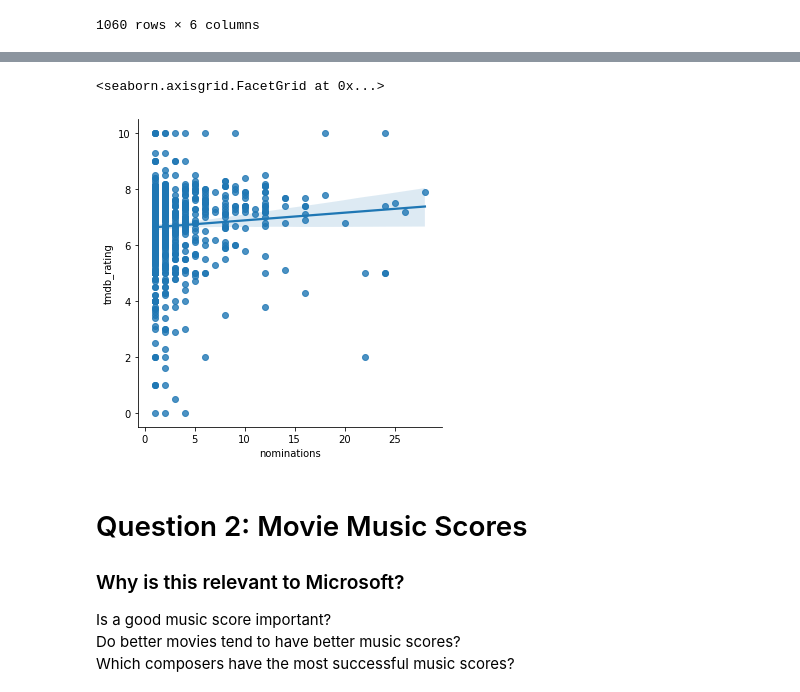
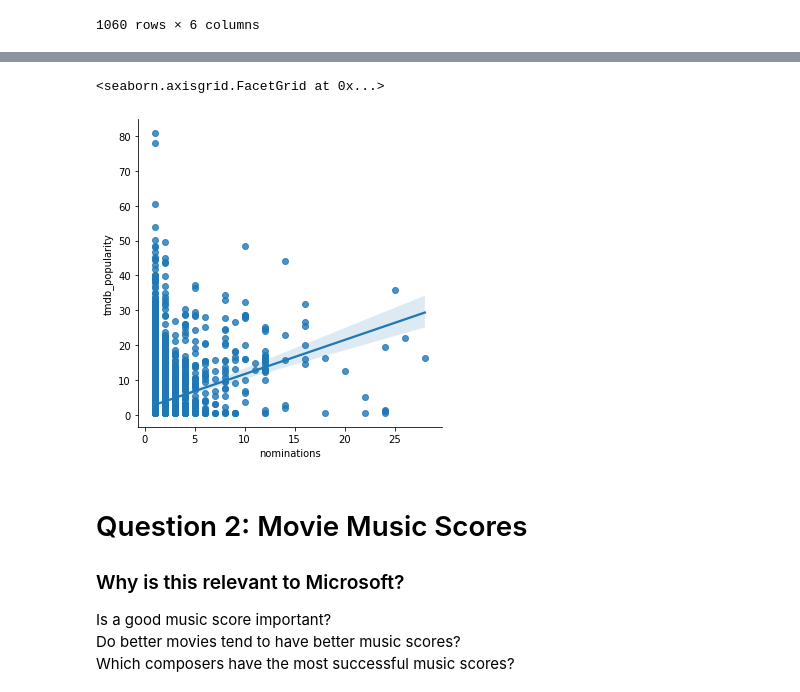
Before and after one commit to khyateed/Movie-Data-Analysis, a Jupyter notebook: student.ipynb, the cells around one changed output, grey strips where cells are left out. Cells and saved outputs as stored; diff of their text form; code cells hidden in the pictures.

```diff
--- a/student.ipynb
+++ b/student.ipynb
@@ -246,6 +268,7 @@ Does higher gross revenue = more awards?<br>
 # %%
 # Rename columns to specify TMDB, and subset data to only get columns of interest
-tmdb = tmdb_movies.rename(columns ={'popularity':'tmdb_popularity', 'vote_average': 'tmdb_rating', 'vote_count': 'tmdb_votes'})
+tmdb = tmdb_raw.merge(movie_gross[['title', 'domestic_gross', 'foreign_gross']], on='title', how='left')
+tmdb.rename(columns ={'popularity':'tmdb_popularity', 'vote_average': 'tmdb_rating', 'vote_count': 'tmdb_votes'}, inplace=True)
 tmdb
 # %% [output]
 |  | Unnamed: 0 | genre_ids | id | original_language | original_title | tmdb_popularity | release_date | ... |
@@ -309,0 +336,18 @@ imdb_merge
+# %%
+
+# subset the relevant data, rename columns, drop rows with no movie title
+oscars = oscars_raw.loc[:,['film','name', 'category']]
+oscars.rename(columns={'film': 'title', 'name': 'person'}, inplace=True)
+oscars.drop(oscars[oscars['title'].isnull()].index, inplace=True)
+
+
+# create column for total number of oscar nominations per movie
+counts = oscars['title'].value_counts()
+d = counts.to_dict()
+oscars['oscar_noms'] = oscars['title'].map(d)
+
+
+# join Oscars table with Genre, using 'original_title' to retain more rows
+genre_subset = genre_raw.loc[:,[ 'original_title', 'genres']]
+oscars = oscars.merge(genre_subset, how = 'left', left_on='title', right_on='original_title').drop('original_title', axis=1)
+oscars
@@ -331,3 +369,0 @@ gross
-# %%
-oscars = pd.read_csv('./zippedData/oscars.zip', encoding = "ISO-8859-1")
-oscars
@@ -350,6 +470,6 @@ oscars
 # %%
 # merge oscars df with TMDB ratings df
-oscars_tmdb = oscars.merge(tmdb, left_on='film', right_on='title')
+oscars_tmdb = oscars.merge(tmdb,how='right', left_on='film', right_on='title')
 
 # create column for total number of oscar nominations per movie
 counts = oscars_tmdb.original_title.value_counts()
@@ -377,9 +497,9 @@ oscars_tmdb
 # %%
 # data = sns.load_dataset('oscars_tmdb')
-sns.lmplot('nominations', 'tmdb_rating', data = oscars_tmdb)
+sns.lmplot('nominations', 'tmdb_popularity', data = oscars_tmdb)
 # %% [output]
 <seaborn.axisgrid.FacetGrid at 0x...>
-[figure, old version]
+[figure, new version]
 # %% [markdown]
 # Question 2: Movie Music Scores
 ### Why is this relevant to Microsoft?
```
Also changed, not shown: parts of 38 cells of this notebook.
